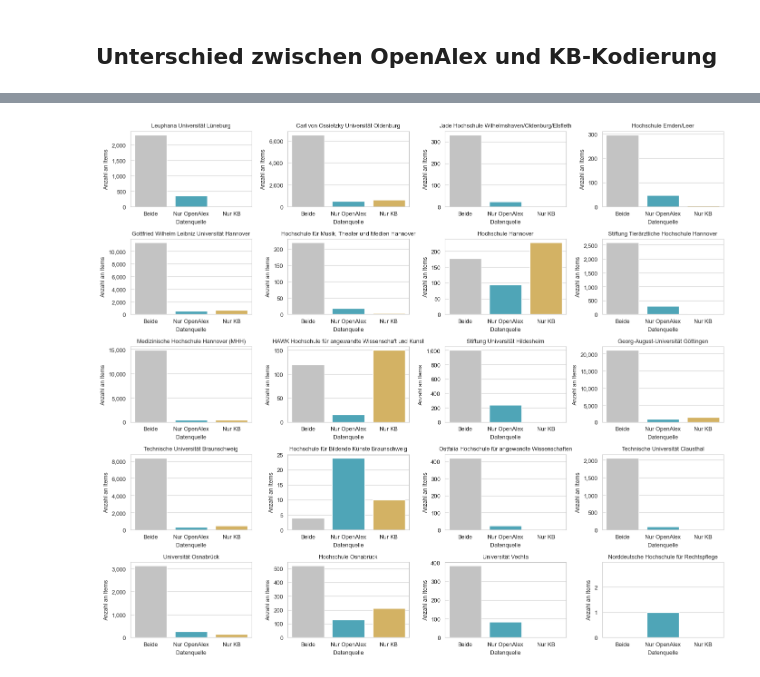
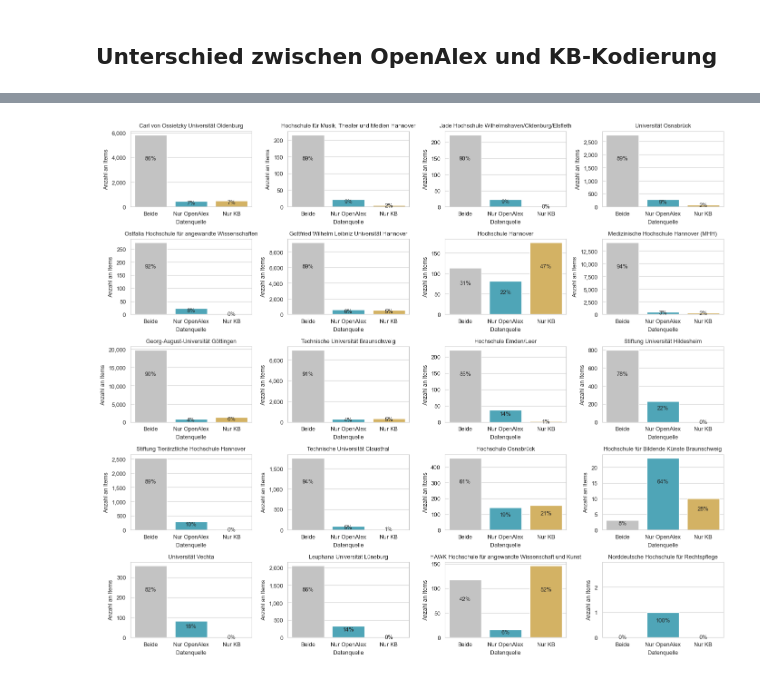
Before and after one commit to naustica/lower_saxony_institutions, a Jupyter notebook: notebooks/Monitoring.ipynb, the cells around one changed output, grey strips where cells are left out. Cells and saved outputs as stored; diff of their text form; code cells hidden in the pictures.

Commit message:
update plots

```diff
--- a/notebooks/Monitoring.ipynb
+++ b/notebooks/Monitoring.ipynb
@@ -129,6 +130,7 @@ oal = client.query(f"""
                         COUNT(DISTINCT(doi)) AS n
                     FROM `subugoe-collaborative.openalex_walden.works` AS oal, UNNEST(authorships) AS aut, UNNEST(aut.institutions) AS inst
                     WHERE oal.type IN ('article', 'review')
+                        AND primary_location.source.type='journal'
                         AND is_paratext=FALSE
                         AND is_retracted=FALSE
                         AND is_xpac=FALSE
@@ -243,6 +245,7 @@ kb = client.query(f"""
                     JOIN `subugoe-collaborative.openalex_walden.works` AS oal
                         ON CONCAT('https://openalex.org/', inst.item_id) = oal.id
                     WHERE oal.type IN ('article', 'review')
+                        AND primary_location.source.type='journal'
                         AND is_paratext=FALSE
                         AND is_retracted=FALSE
                         AND is_xpac=FALSE
@@ -356,6 +359,7 @@ scp = pd.read_sql("""
                     JOIN scp_b_202601.add_institution_lookup_kb_suppl AS kb_inst
                         ON kb_a.inst_id_top = kb_inst.inst_id
                     WHERE item_type && ARRAY['Review', 'Article']
+                        AND source_type = 'Journal'
                         AND pubyear BETWEEN 2020 AND 2024
                         AND (kb_inst.ror IN (
                             'https://ror.org/021ft0n22', -- Universitätsmedizin Göttingen
@@ -535,6 +539,7 @@ oal_kb = client.query(f"""
                             'OAL' AS source
                           FROM `subugoe-collaborative.openalex_walden.works` AS oal, UNNEST(authorships) AS aut, UNNEST(aut.institutions) AS inst
                           WHERE oal.type IN ('article', 'review')
+                            AND primary_location.source.type='journal'
                             AND is_paratext=FALSE
                             AND is_retracted=FALSE
                             AND is_xpac=FALSE
@@ -626,6 +631,7 @@ oal_kb = client.query(f"""
                         JOIN `subugoe-collaborative.openalex_walden.works` AS oal
                             ON CONCAT('https://openalex.org/', inst.item_id) = oal.id
                         WHERE oal.type IN ('article', 'review')
+                            AND primary_location.source.type='journal'
                             AND is_paratext=FALSE
                             AND is_retracted=FALSE
                             AND is_xpac=FALSE
@@ -834,32 +843,44 @@ for i, ax in enumerate(axes, 0):
     except:
         only_oal = 0
 
+    prop_both = both / sum([both, only_oal, only_kb])
+    prop_oal = only_oal / sum([both, only_oal, only_kb])
+    prop_kb = only_kb / sum([both, only_oal, only_kb])
 
     data = {
             'source': ['Beide', 'Nur OpenAlex', 'Nur KB'],
-            'n': [both, only_oal, only_kb]
+            'n': [both, only_oal, only_kb],
+            'prop': [format(prop_both, '.0%'), format(prop_oal, '.0%'), format(prop_kb, '.0%')]
         }
 
     df = pd.DataFrame(data)
 
     sns.barplot(data=df,
                 x='source',
                 y='n',
                 hue='source',
                 palette=['#c3c3c3', '#3EB1C8', '#E5BA52'],
                 ax=ax).set_title(inst_name, fontdict=dict(fontsize=9, fontweight=500))
+
+    for idx, row in df.iterrows():
+        ax.text(row['source'],
+                row['n'] / 1.5,
+                row['prop'],
+                verticalalignment='center',
+                horizontalalignment='center',
+                fontdict=dict(fontsize=9, fontweight=500))
 
     if inst_name == 'Norddeutsche Hochschule für Rechtspflege':
         ax.set_ylim(0,3)
         ax.set_yticks(range(0,3))
 
     ax.set(xlabel='Datenquelle', ylabel='Anzahl an Items')
 
     ax.yaxis.set_major_formatter(mtick.StrMethodFormatter('{x:,.0f}'))
 
 plt.tight_layout()
 
 plt.show()
 fig.savefig('monitoring.png', format='png', bbox_inches='tight', dpi=600)
 # %% [output]
-[figure, old version]
+[figure, new version]
```
Also changed, not shown: parts of 23 cells of this notebook, 4 other files.
